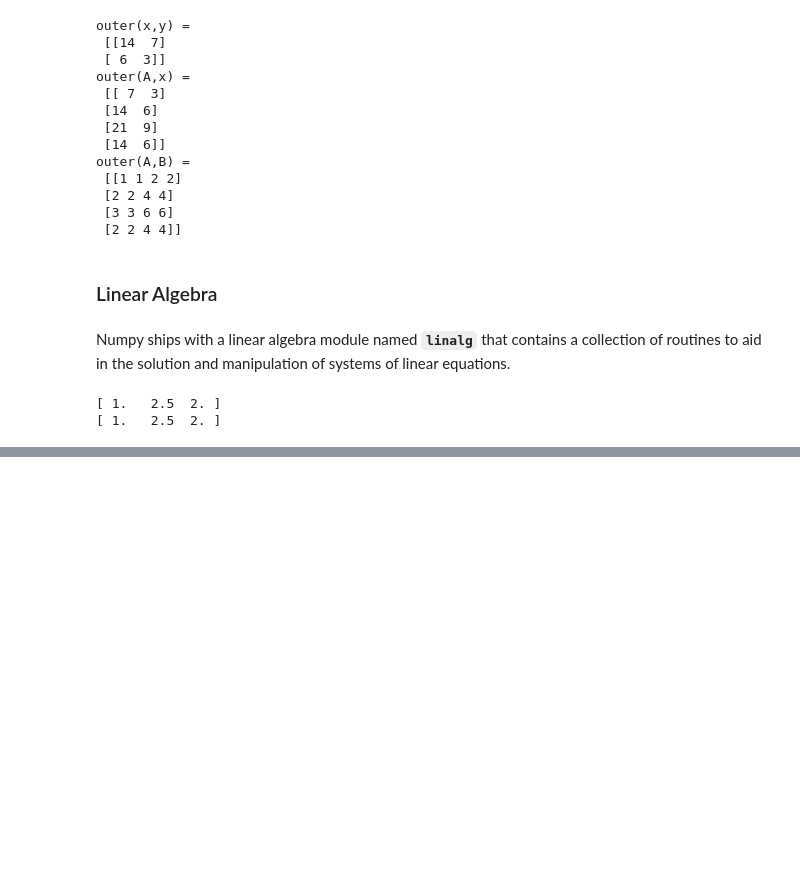
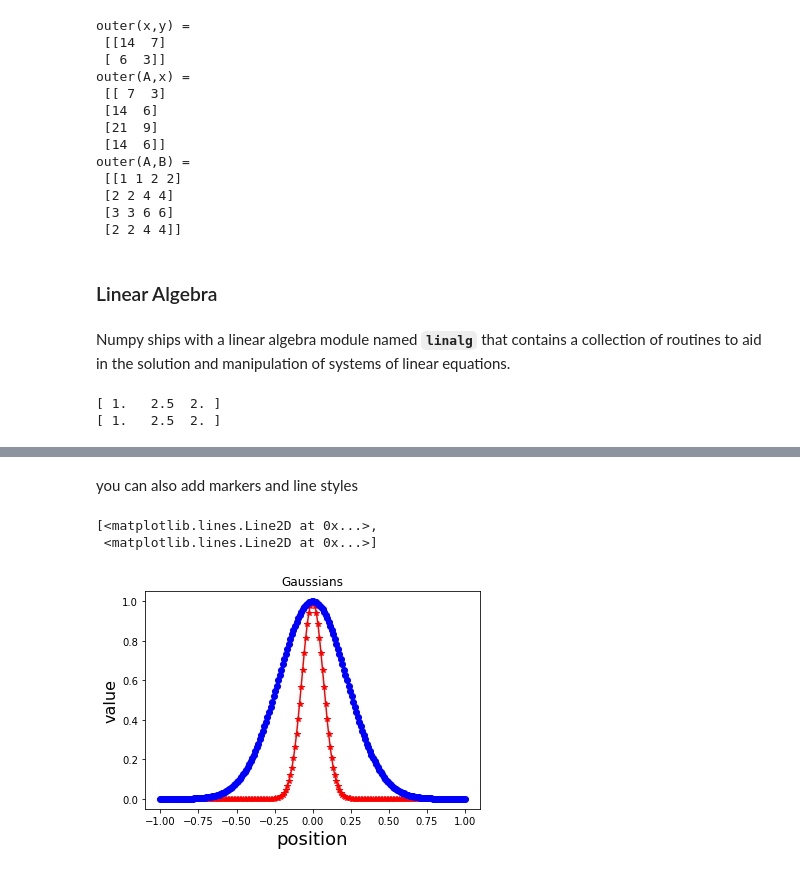
Before and after one commit to saadtony/ChemPy, a Jupyter notebook: easypy.ipynb, the cells around one changed output, grey strips where cells are left out. Saved outputs shown, nothing was run; the diff lists cells and outputs as text; code cells hidden in the pictures; blank space fills up the shorter version.

```diff
--- a/easypy.ipynb
+++ b/easypy.ipynb
@@ -875,0 +928,17 @@ print(xInv)
+# %% [markdown]
+you can also add markers and line styles
+# %%
+%matplotlib inline
+import matplotlib.pyplot as plt # pyplot is the standard plotting library in matplotlib
+import numpy as np
+x = np.linspace(-1,1,200) # create 200 equally spaced points between -1 and 1
+y = np.exp(-x**2/0.01) # gaussian
+y2 = np.exp(-x**2/0.1)
+plt.title('Gaussians')
+plt.xlabel('position', fontsize=18)
+plt.ylabel('value', fontsize=16)
+plt.plot(x,y,'r-*',x,y2,'b-.o') # plot y vs x and y2 vs x
+# %% [output]
+[<matplotlib.lines.Line2D at 0x...>,
+ <matplotlib.lines.Line2D at 0x...>]
+[figure, added]
```
Also changed, not shown: parts of 10 cells of this notebook.
